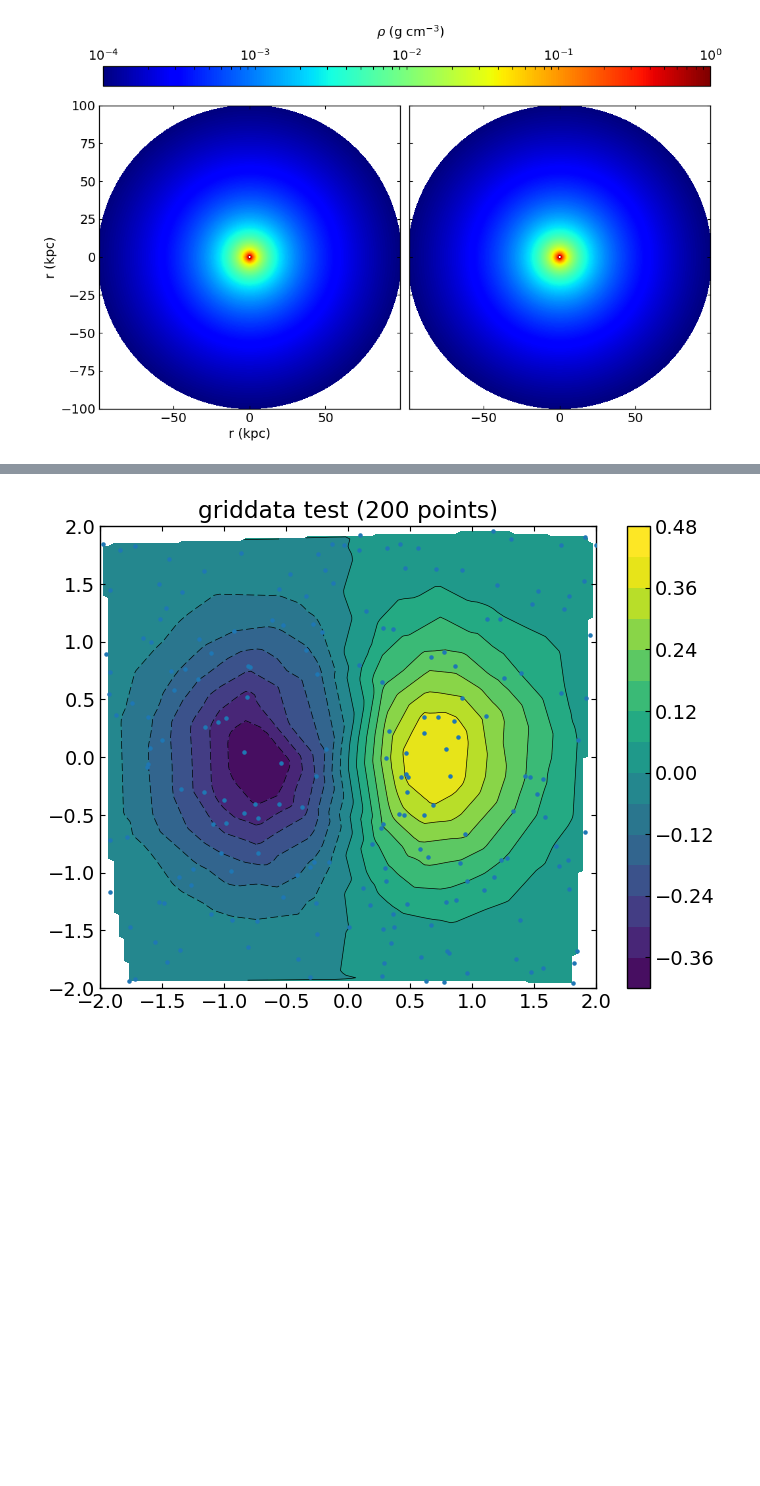
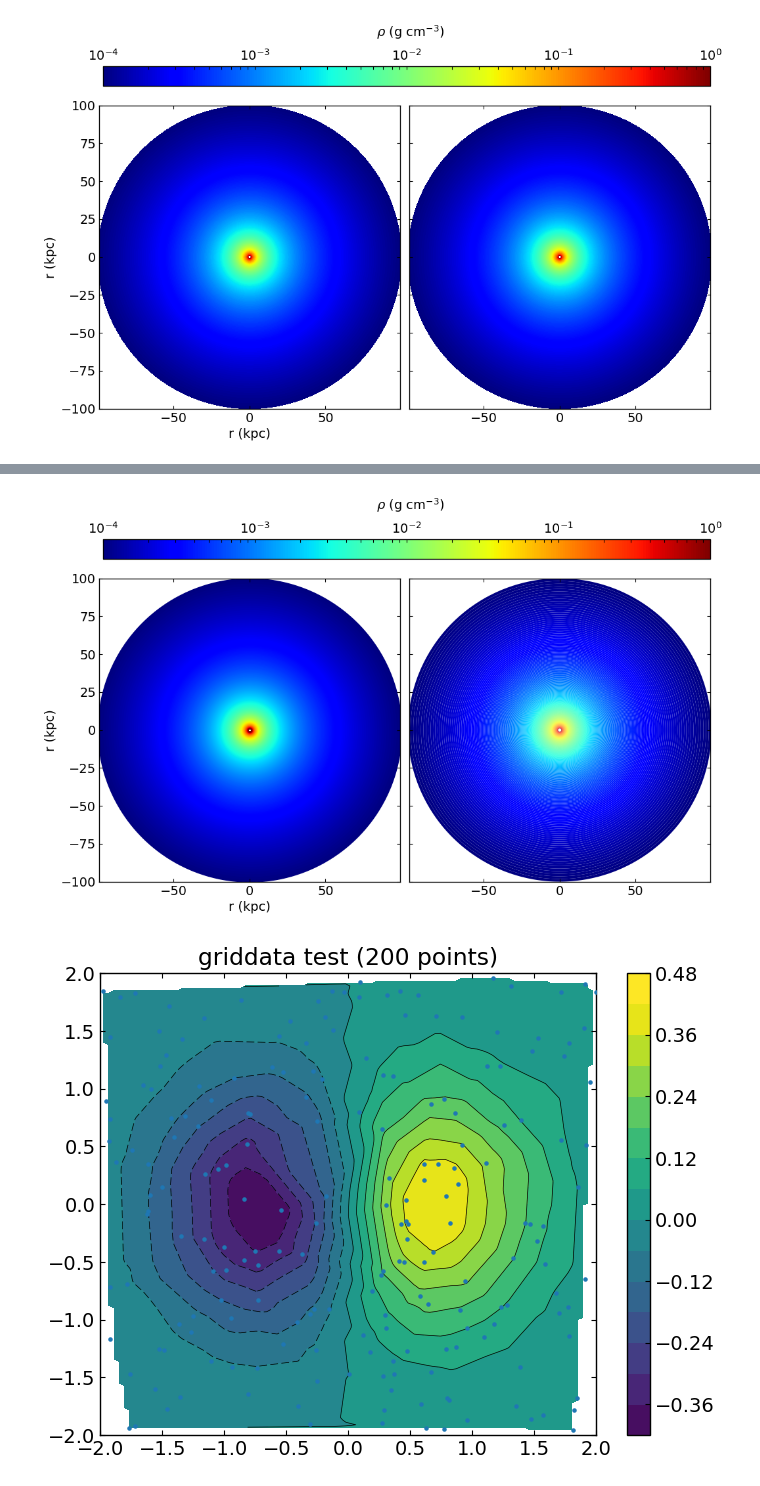
Before and after one commit to astrodoo/CodeExr, a Jupyter notebook: Python/ipynb/matplotlib3.ipynb, the cells around one changed output, grey strips where cells are left out. Cells and saved outputs as stored; diff of their text form; code cells hidden in the pictures; blank space fills up the shorter version.

```diff
--- a/Python/ipynb/matplotlib3.ipynb
+++ b/Python/ipynb/matplotlib3.ipynb
@@ -336,3 +396,72 @@ ax3.annotate(r'$\rho$ (g cm$^{-3}$)',(0.45,2.5),xycoords='axes fraction')
+# %%
+""" antialiased Problem (light borders between contour patches) II
+    If we save the figure as postscript file (.eps), the light borders are still shown
+    even without antialised option.
+    Solution -> edgecolor of the contour should be set to 'face' """
+
+import numpy as np
+import matplotlib.pyplot as plt
+import matplotlib as mpl
+%matplotlib inline
+
+Nr, Nth = 500, 500
+r = np.linspace(1.,100.,Nr)
+th = np.linspace(0.,2.*np.pi,Nth)
+
+d = np.zeros((Nr,Nth), dtype=float)
+for i,ir in enumerate(r):
+    d[i,:] = 1./ir**2.
+
+r2d, th2d = np.meshgrid(r,th,indexing='ij')
+x2d, y2d = r2d*np.sin(th2d), r2d*np.cos(th2d)
+
+fig = plt.figure(figsize=(12,6))
+
+nlevs=256
+vmax=d.max() ; vmin=d.min()
+levs = np.power(10.,np.arange(nlevs)/float(nlevs-1)*(np.log10(vmax)-np.log10(vmin)) \
+                            + np.log10(vmin))
+
+# first plot
+#ax1 = fig.add_subplot(121,axisbg='white')
+ax1 = fig.add_subplot(121)
+ax1.set_aspect('equal')
+
+norm = mpl.colors.LogNorm(vmin=d.min(),vmax=d.max())
+p = ax1.contourf(x2d,y2d, d, norm=norm, cmap='jet',antialiased=False, levels=levs)
+ax1.set_xlabel('r (kpc)')
+ax1.set_ylabel('r (kpc)')
+
+""" Important Part """
+# To erase the antialiased line between counter patches
+for c in p.collections:
+    c.set_edgecolor("face")
+
+
+# second plot
+#ax2 = fig.add_subplot(122,axisbg='white',sharey=ax1)
+ax2 = fig.add_subplot(122,sharey=ax1)
+ax2.set_aspect('equal')
+
+p = ax2.contourf(x2d,y2d, d, norm=norm, cmap='jet', antialiased=True, levels=levs)
+plt.setp(ax2.get_yticklabels(), visible=False)
+plt.subplots_adjust(wspace=0.03)
+
+
+# colorbar
+
+# axis for color bar
+ax3 = fig.add_axes([0.13,0.93,0.77,0.05])   #[x,y, x-width, y-width]
+
+norm = mpl.colors.LogNorm(vmin=d.min(), vmax=d.max())
+clb = mpl.colorbar.ColorbarBase(ax3,orientation='horizontal' \
+                               ,norm=norm,cmap='jet')
+ax3.xaxis.set_ticks_position("top")
+ax3.annotate(r'$\rho$ (g cm$^{-3}$)',(0.45,2.5),xycoords='axes fraction')
+
+fig.savefig('../figures/test.eps')
+# %% [output]
+[figure, added]
 # %%
 """ Contour non-uniform grid data """
 
```
Also changed, not shown: parts of 1 cell of this notebook, 1 other file.
